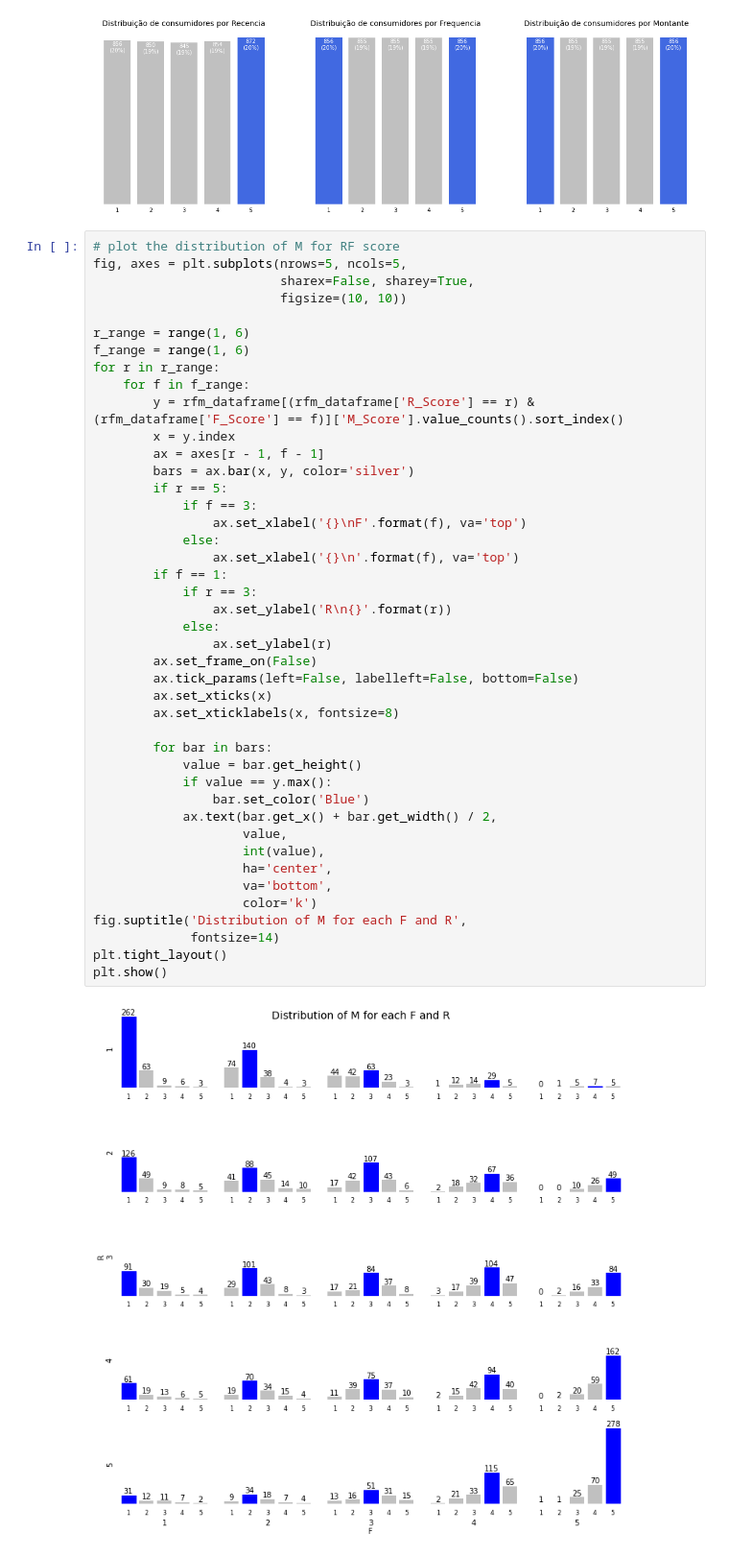
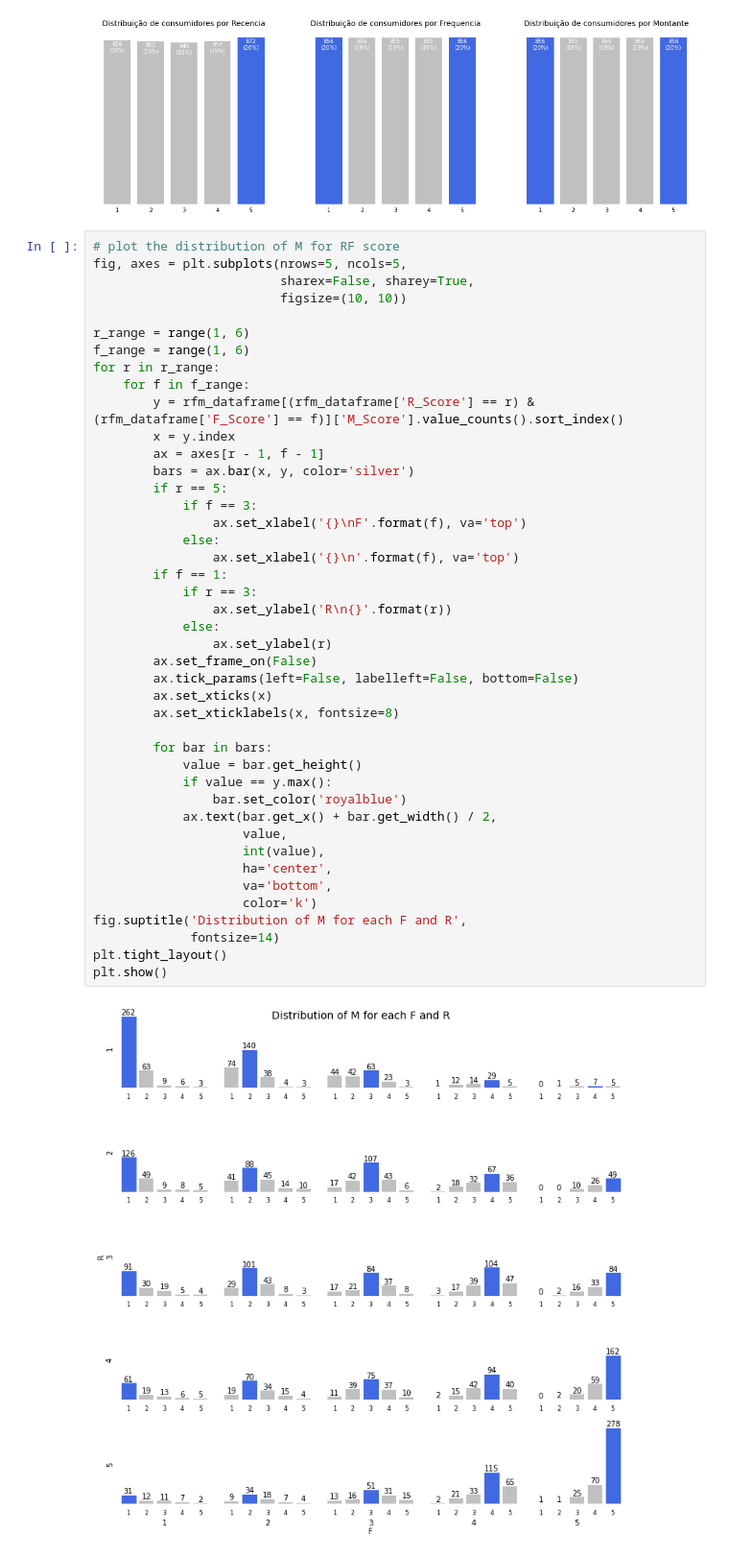
Before and after one commit to wander-asb/Customer_Segmentation, a Jupyter notebook: Segmentação_de_consumidores.ipynb, the cells around one changed output. Shown: that part at 96% size. Saved outputs shown, nothing was run; the diff lists cells and outputs as text.

```diff
--- a/Segmentação_de_consumidores.ipynb
+++ b/Segmentação_de_consumidores.ipynb
@@ -210,32 +212,32 @@ for r in r_range:
         bars = ax.bar(x, y, color='silver')
         if r == 5:
             if f == 3:
                 ax.set_xlabel('{}\nF'.format(f), va='top')
             else:
                 ax.set_xlabel('{}\n'.format(f), va='top')
         if f == 1:
             if r == 3:
                 ax.set_ylabel('R\n{}'.format(r))
             else:
                 ax.set_ylabel(r)
         ax.set_frame_on(False)
         ax.tick_params(left=False, labelleft=False, bottom=False)
         ax.set_xticks(x)
         ax.set_xticklabels(x, fontsize=8)
 
         for bar in bars:
             value = bar.get_height()
             if value == y.max():
-                bar.set_color('Blue')
+                bar.set_color('royalblue')
             ax.text(bar.get_x() + bar.get_width() / 2,
                     value,
                     int(value),
                     ha='center',
                     va='bottom',
                     color='k')
 fig.suptitle('Distribution of M for each F and R',
              fontsize=14)
 plt.tight_layout()
 plt.show()
 # %% [output]
-[figure, old version]
+[figure, new version]
```
Also changed, not shown: parts of 9 cells of this notebook.
